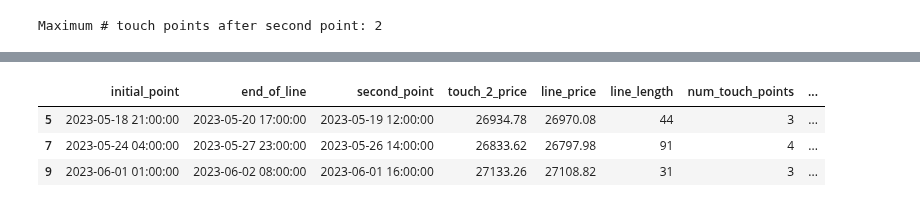
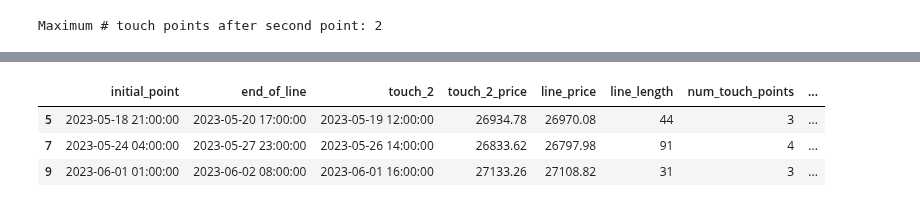
Before and after one commit to alexbabits/crypto-backtester, a Jupyter notebook: ChannelAnalysis.ipynb, the cells around one changed output, grey strips where cells are left out. Drawn from its saved outputs; the diff is of its cells as text; code cells hidden in the pictures.

```diff
--- a/ChannelAnalysis.ipynb
+++ b/ChannelAnalysis.ipynb
@@ -118,7 +118,7 @@ def find_horizontal_resistance_lines(df):
                 if candle_line_price > upper_range or candle_line_price_bottom < bottom_limit:
                     # If there was a second touch, save the line to the list of resistance lines.
                     if second_touch is not None:
-                        resistance_lines.append({'initial_point': origin_candle['time'], 'end_of_line': candle['time'], 'second_point': second_touch, 'touch_2_price': touch_2_price, 'line_price': line_price})
+                        resistance_lines.append({'initial_point': origin_candle['time'], 'end_of_line': candle['time'], 'touch_2': second_touch, 'touch_2_price': touch_2_price, 'line_price': line_price})
                     second_touch = None
                     i = j + 1  # Start analyzing from the next candle
                     break
@@ -161,7 +161,7 @@ def find_touch_points(df, resistance_df):
     # Iterate over the resistance lines DataFrame.
     for idx, row in resistance_df.iterrows():
         # Define the start index (just after the second touch point), end index and the resistance line price.
-        second_touch_point = row['second_point']
+        second_touch_point = row['touch_2']
         price = row['line_price']
         start_idx = df.loc[df['time'] == second_touch_point].index[0] + waiting_period
         end_idx = df.loc[df['time'] == row['end_of_line']].index[0]
@@ -234,7 +234,7 @@ resistance_df = find_touch_points(df, resistance_df)
 Maximum # touch points after second point: 2
 # %%
 # Creates 3rd touch boolean for calculating returns later.
-resistance_df['has_third_touch'] = resistance_df['touch_point_3'].notna()
+resistance_df['3rd_touch_bool'] = resistance_df['touch_point_3'].notna()
 # Every line has minimum of 2 touchpoints already at this point.
 resistance_df['num_touch_points'] = resistance_df['num_touch_points'] + 2
 resistance_df['num_touch_points'] = resistance_df['num_touch_points'].astype(int)
@@ -334,16 +334,16 @@ def calculate_trading_results(df, resistance_df):
 calculate_trading_results(df, resistance_df)
 # %%
 resistance_df['touch_point_3'] = pd.to_datetime(resistance_df['touch_point_3'])
-resistance_df['target_time'] = pd.to_datetime(resistance_df['target_time'])
+resistance_df['target_hit_time'] = pd.to_datetime(resistance_df['target_hit_time'])
 # Calculates time in trade using the interval from Kraken data. Returns # of candles.
-resistance_df['time_in_trade'] = (resistance_df['target_time'] - resistance_df['touch_point_3']).dt.total_seconds() / (time_interval_in_minutes * 60)
+resistance_df['time_in_trade'] = (resistance_df['target_hit_time'] - resistance_df['touch_point_3']).dt.total_seconds() / (time_interval_in_minutes * 60)
 resistance_df['time_in_trade'] = resistance_df['time_in_trade'].astype('Int64')
 # Calculates net_pl if sl or tp was hit.
 def calculate_net_pl(row):
     if row['result'] == 'Take Profit':
-        return row['tp'] - row['entry']
+        return row['tp'] - row['entry_price']
     elif row['result'] == 'Stop Loss':
-        return row['sl'] - row['entry']
+        return row['sl'] - row['entry_price']
     else:
         return np.nan
 resistance_df['net_pl'] = resistance_df.apply(calculate_net_pl, axis=1)
@@ -364,8 +365,8 @@ resistance_df
 # %%
-trades_df = resistance_df[resistance_df['entry'].notnull()]
+trades_df = resistance_df[resistance_df['entry_price'].notnull()]
 trades_df
 # %% [output]
-|  | initial_point | end_of_line | second_point | touch_2_price | line_price | line_length | num_touch_points | ... |
+|  | initial_point | end_of_line | touch_2 | touch_2_price | line_price | line_length | num_touch_points | ... |
 | 5 | 2023-05-18 21:00:00 | 2023-05-20 17:00:00 | 2023-05-19 12:00:00 | 26934.78 | 26970.08 | 44 | 3 | ... |
 | 7 | 2023-05-24 04:00:00 | 2023-05-27 23:00:00 | 2023-05-26 14:00:00 | 26833.62 | 26797.98 | 91 | 4 | ... |
 | 9 | 2023-06-01 01:00:00 | 2023-06-02 08:00:00 | 2023-06-01 16:00:00 | 27133.26 | 27108.82 | 31 | 3 | ... |
```
Also changed, not shown: parts of 6 cells of this notebook, 1 other file.
